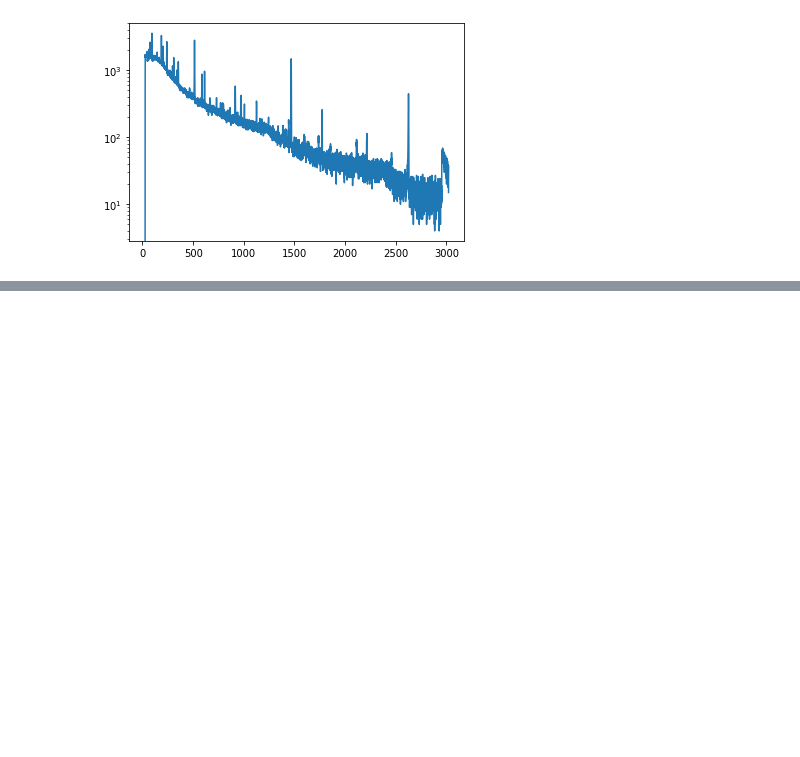
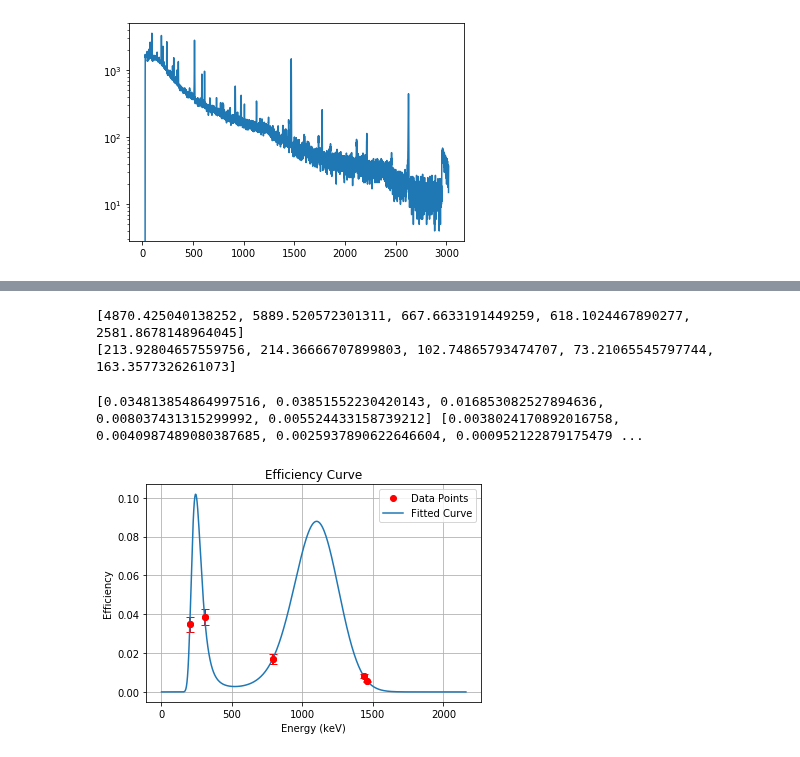
Before and after one commit to bearing/radwatch-analysis, a Jupyter notebook: NAA/Updated Eff Cal for F19 Fish.ipynb, the cells around one changed output, grey strips where cells are left out. Saved outputs shown, nothing was run; the diff lists cells and outputs as text; code cells hidden in the pictures; blank space fills up the shorter version.

```diff
--- a/NAA/Updated Eff Cal for F19 Fish.ipynb
+++ b/NAA/Updated Eff Cal for F19 Fish.ipynb
@@ -210,0 +306,19 @@ plot_peak_region(roi, spec, source_energies, float(source_energies[0]))
+# %%
+print(roi_counts)
+print(roi_unc)
+# %% [output]
+[4870.425040138252, 5889.520572301311, 667.6633191449259, 618.1024467890277, 2581.8678148964045]
+[213.92804657559756, 214.36666707899803, 102.74865793474707, 73.21065545797744, 163.3577326261073]
+# %%
+eff,eff_uncer = efficiency(roi_counts,source_activities,branching_ratio,roi_unc,activities_uncer)
+print(eff,eff_uncer)
+# %% [output]
+[0.034813854864997516, 0.03851552230420143, 0.016853082527894636, 0.008037431315299992, 0.005524433158739212] [0.0038024170892016758, 0.0040987489080387685, 0.0025937890622646604, 0.000952122879175479 ...
+# %%
+plot_eff = am.Efficiency(source_energies,eff,eff_uncer)
+
+plot_eff.mutate()
+plot_eff.fitting()
+plot_eff.plotter()
+# %% [output]
+[figure, added]
```
Also changed, not shown: parts of 8 cells of this notebook, 2 other files.
